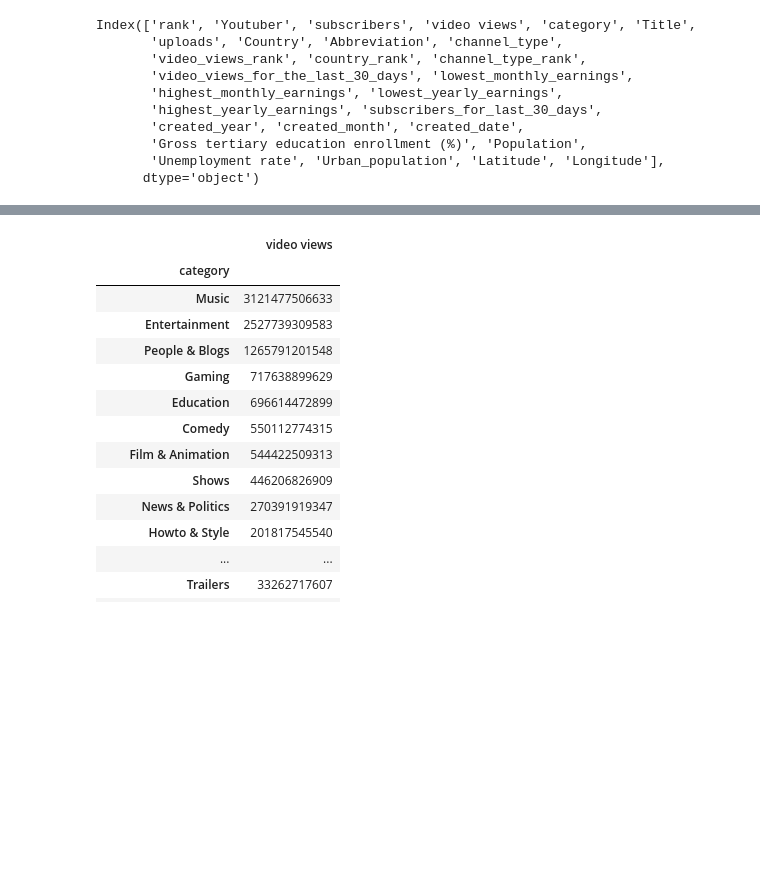
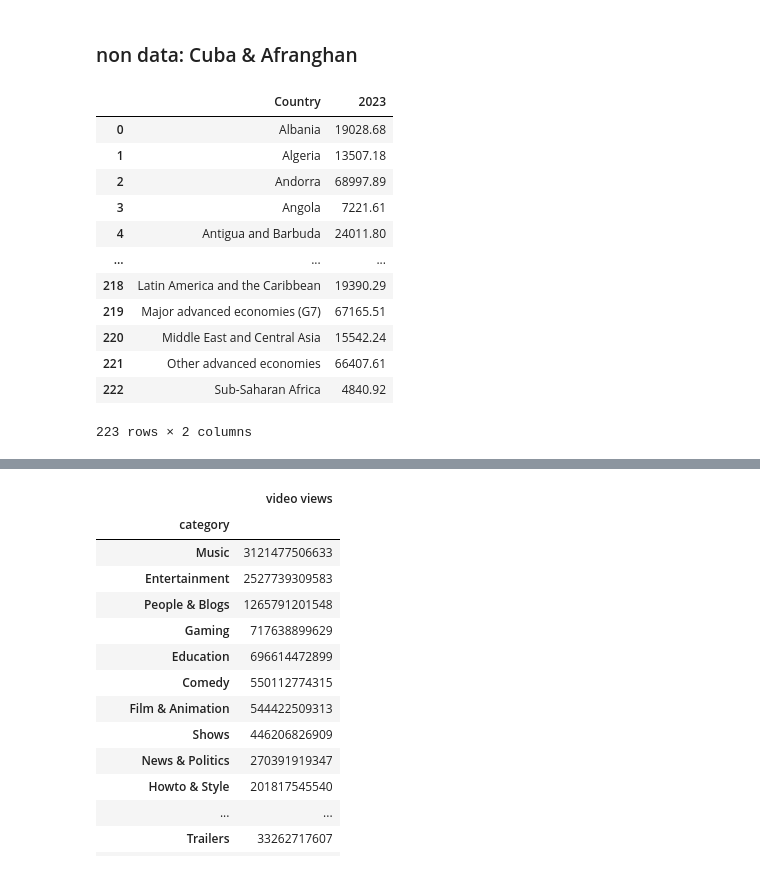
Before and after one commit to okty1227/bie_portfolio, a Jupyter notebook: assignment1/eda.ipynb, the cells around one changed output, grey strips where cells are left out. Drawn from its saved outputs; the diff is of its cells as text; code cells hidden in the pictures; blank space fills up the shorter version.

```diff
--- a/assignment1/eda.ipynb
+++ b/assignment1/eda.ipynb
@@ -7,23 +8,29 @@ def set_float_point():
     return pd.set_option('display.float_format', '{:.2f}'.format)
 
 set_float_point()
+# %% [markdown]
+### non data: Cuba & Afranghan
 # %%
 
-# 读取 CSV 文件
 csv_file = 'ass1_dataset.csv'
 json_file = 'ass1_dataset.json'
 
 df = pd.read_csv(csv_file,encoding='ISO-8859-1')
-df.columns
+gdp_by_country_name = 'gdp_2023.xls'
+gdp_by_country = pd.read_excel(gdp_by_country_name)
+gdp_by_country
 # %% [output]
+|  | Country | 2023 |
+| 0 | Albania | 19028.68 |
+| 1 | Algeria | 13507.18 |
+| 2 | Andorra | 68997.89 |
+| 3 | Angola | 7221.61 |
+| 4 | Antigua and Barbuda | 24011.80 |
+| ... | ... | ... |
+| 218 | Latin America and the Caribbean | 19390.29 |
+| 219 | Major advanced economies (G7) | 67165.51 |
+| 220 | Middle East and Central Asia | 15542.24 |
+| 221 | Other advanced economies | 66407.61 |
+| 222 | Sub-Saharan Africa | 4840.92 |
-Index(['rank', 'Youtuber', 'subscribers', 'video views', 'category', 'Title',
-       'uploads', 'Country', 'Abbreviation', 'channel_type',
-       'video_views_rank', 'country_rank', 'channel_type_rank',
-       'video_views_for_the_last_30_days', 'lowest_monthly_earnings',
-       'highest_monthly_earnings', 'lowest_yearly_earnings',
-       'highest_yearly_earnings', 'subscribers_for_last_30_days',
-       'created_year', 'created_month', 'created_date',
-       'Gross tertiary education enrollment (%)', 'Population',
-       'Unemployment rate', 'Urban_population', 'Latitude', 'Longitude'],
-      dtype='object')
+223 rows × 2 columns
 # %%
```
Also changed, not shown: parts of 22 cells of this notebook, 5 other files.
